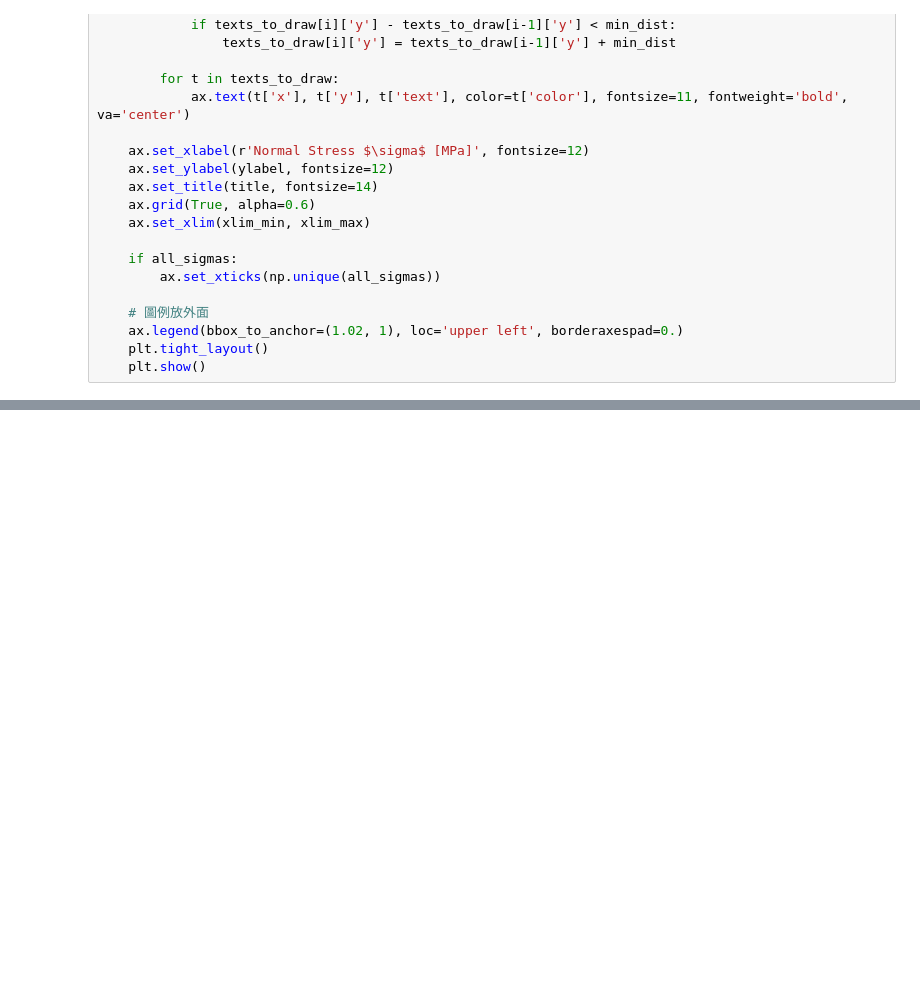
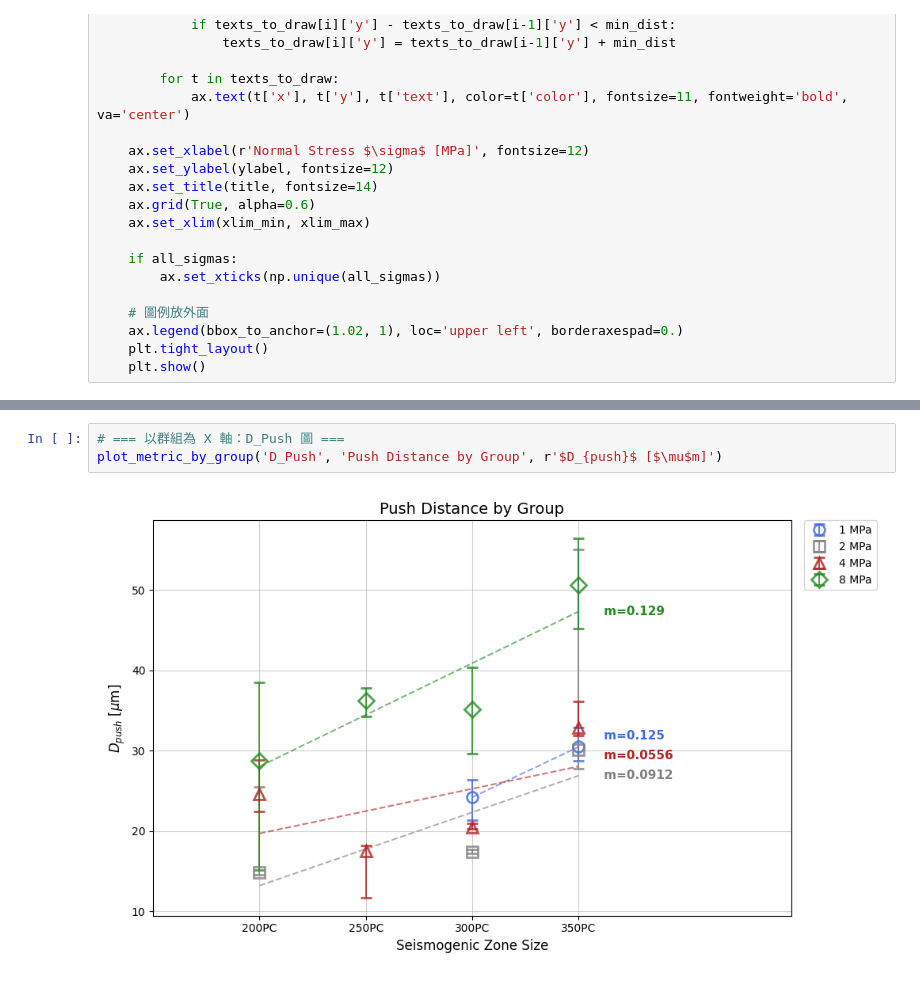
Before and after one commit to Potter0427/labquake_explorer_re, a Jupyter notebook: export h5/Summary_Plots.ipynb, the cells around one changed output, grey strips where cells are left out. Cells and saved outputs as stored; diff of their text form; blank space fills up the shorter version.

```diff
--- a/export h5/Summary_Plots.ipynb
+++ b/export h5/Summary_Plots.ipynb
@@ -164,0 +273,5 @@ plot_metric('k', 'Stiffness', r'$k$ [MPa/mm]')
+# %%
+# === 以群組為 X 軸：D_Push 圖 ===
+plot_metric_by_group('D_Push', 'Push Distance by Group', r'$D_{push}$ [$\mu$m]')
+# %% [output]
+[figure, added]
```
Also changed, not shown: parts of 9 cells of this notebook.
